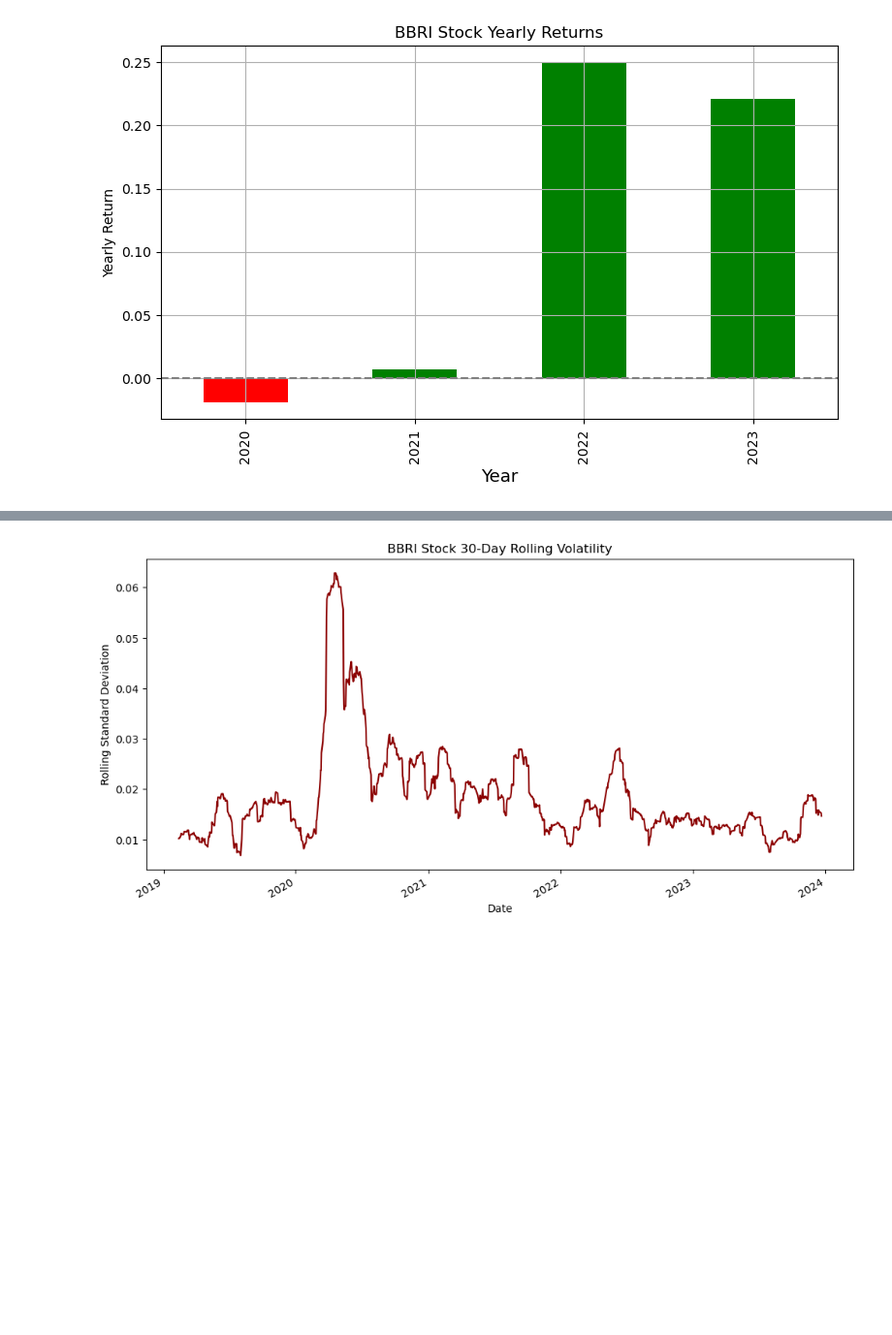
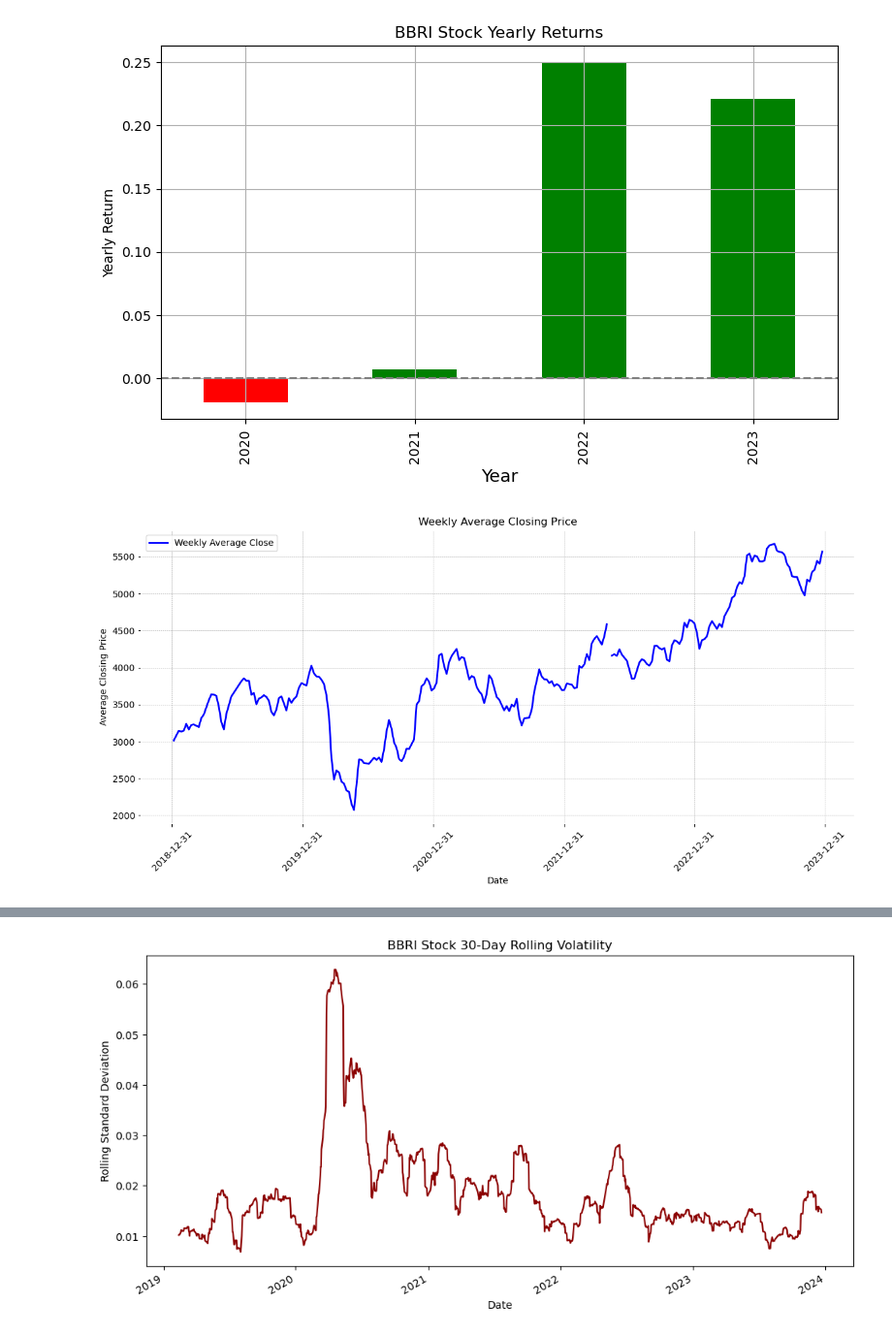
Before and after one commit to NandoAACF/Stock-Time-Series-Dashboard, a Jupyter notebook: MainNotebook.ipynb, the cells around one changed output, grey strips where cells are left out. Shown at 97% size. Saved outputs shown, nothing was run; the diff lists cells and outputs as text; code cells hidden in the pictures; blank space fills up the shorter version.

```diff
--- a/MainNotebook.ipynb
+++ b/MainNotebook.ipynb
@@ -155,3 +152,22 @@ plt.grid(True)
 plt.show()
 # %% [output]
 [figure]
+# %%
+import matplotlib.dates as mdates
+
+weekly_data = stock_data['close'].resample('W').mean()
+
+plt.figure(figsize=(12, 6))
+plt.plot(weekly_data, label='Weekly Average Close', color='blue')
+plt.title('Weekly Average Closing Price')
+plt.xlabel('Date')
+plt.ylabel('Average Closing Price')
+plt.legend()
+plt.grid(True)
+plt.gca().xaxis.set_major_formatter(mdates.DateFormatter('%Y-%m-%d'))
+plt.xticks(rotation=45)
+plt.tight_layout()
+
+plt.show()
+# %% [output]
+[figure, added]
```
Also changed, not shown: parts of 23 cells of this notebook, 6 other files.
